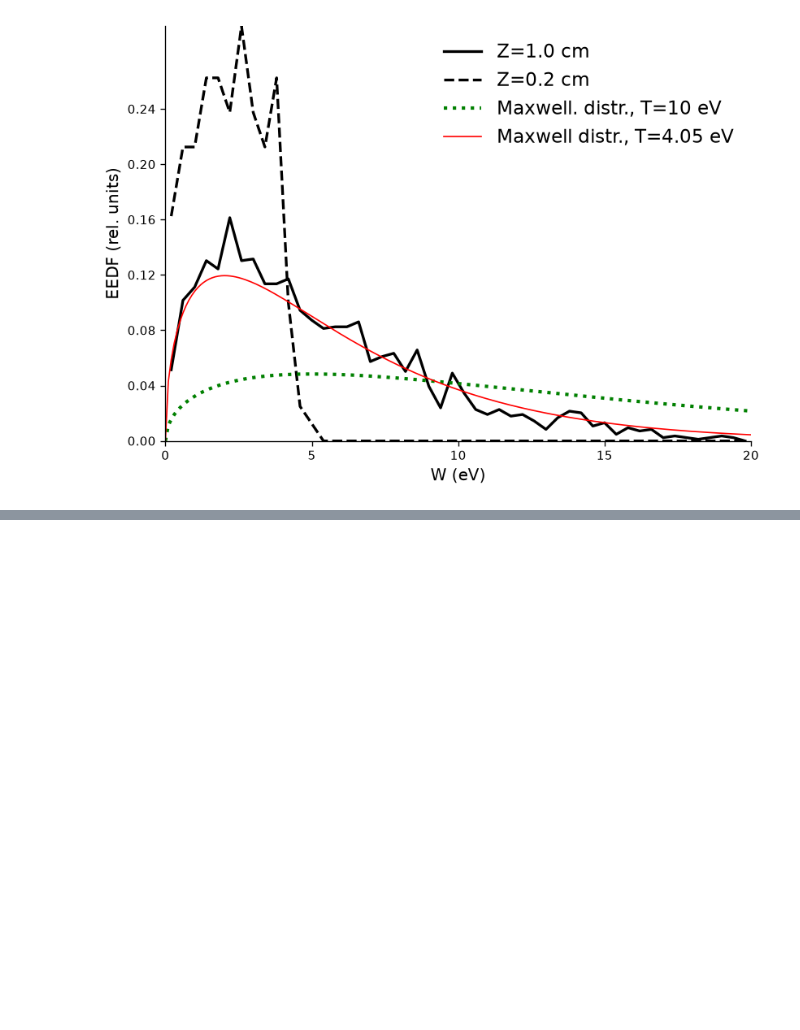
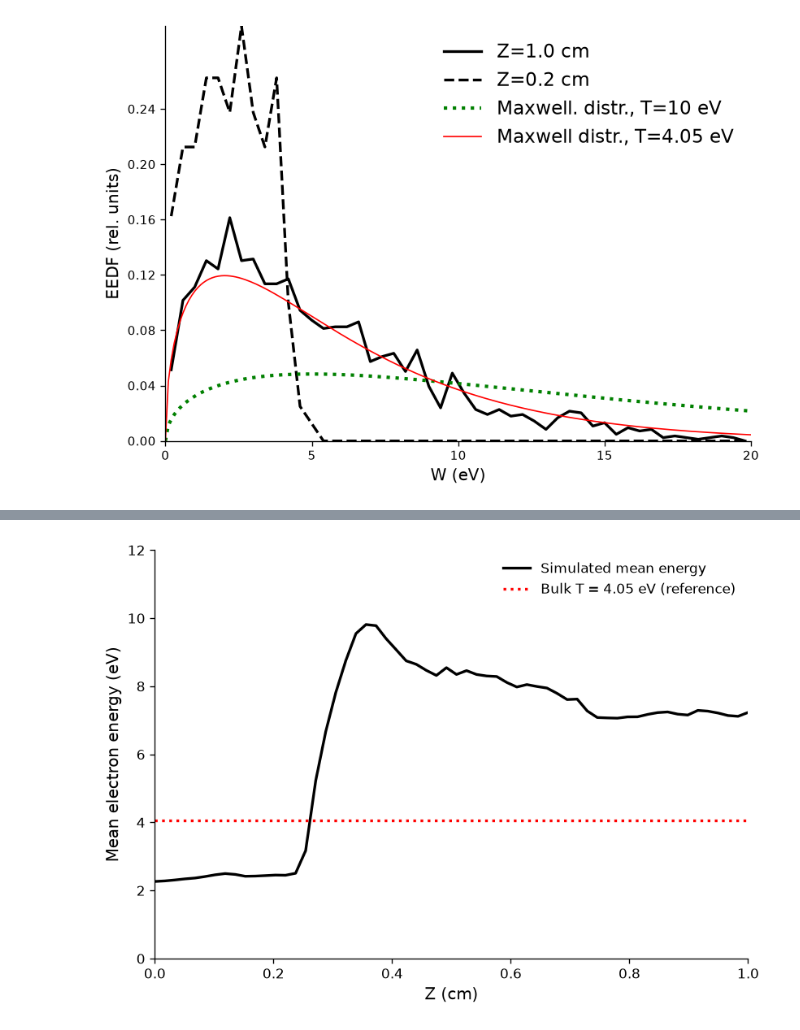
Before and after one commit to suhadhridasgravitas2024-dev/plasma_etch_simulation, a Jupyter notebook: simple_simulation/eepf_vs_ev.ipynb, the cells around one changed output, grey strips where cells are left out. Saved outputs shown, nothing was run; the diff lists cells and outputs as text; code cells hidden in the pictures; blank space fills up the shorter version.

```diff
--- a/simple_simulation/eepf_vs_ev.ipynb
+++ b/simple_simulation/eepf_vs_ev.ipynb
@@ -1455,0 +1669,93 @@ Running spatial EEDF simulation (t = 1 micro-sec)...
+# %%
+import numpy as np
+import matplotlib.pyplot as plt
+
+# --- Physical Parameters ---
+GAP_LENGTH = 2.0
+N_PARTICLES = 50000
+dt = 2e-10
+STEPS = 5000
+
+FIELD_ACCEL = 6.08e11      # bulk field acceleration magnitude (sets bulk T ~ 10 eV)
+
+# --- Sheath barrier parameters ---
+SHEATH_MARGIN = 0.3
+E_REFLECT_EV = 5.0
+
+Z_VALUES = np.linspace(0.0, 1.0, 60)   # dense sweep, wall -> center
+SLICE_WIDTH = 0.1
+
+
+def local_mean_energy(pos, vx, vy, vz, z_target, slice_width=0.1):
+    """Mean kinetic energy (eV) of particles sitting near position z_target."""
+    mask = (pos > (z_target - slice_width / 2)) & (pos < (z_target + slice_width / 2))
+    lvx, lvy, lvz = vx[mask], vy[mask], vz[mask]
+    if len(lvx) == 0:
+        return np.nan
+    speed2 = lvx**2 + lvy**2 + lvz**2
+    energies = 0.5 * 9.11e-31 * speed2 / 1.602e-19
+    return energies.mean()
+
+
+# --- Simulation (same physics as before) ---
+v_initial_thermal = np.sqrt(2 * 10.0 * 1.602e-19 / 9.11e-31)
+pos = np.random.uniform(0, GAP_LENGTH, N_PARTICLES)
+vx = np.random.normal(0, v_initial_thermal, N_PARTICLES)
+vy = np.random.normal(0, v_initial_thermal, N_PARTICLES)
+vz = np.random.normal(0, v_initial_thermal, N_PARTICLES)
+
+print("Running spatial EEDF simulation (T ~ 10 eV bulk)...")
+for step in range(STEPS):
+    vx += FIELD_ACCEL * dt
+    pos += vx * dt
+
+    left_hit = pos <= 0
+    right_hit = pos >= GAP_LENGTH
+    pos = np.where(left_hit, -pos, pos)
+    vx = np.where(left_hit, -vx, vx)
+    pos = np.where(right_hit, 2 * GAP_LENGTH - pos, pos)
+    vx = np.where(right_hit, -vx, vx)
+
+    KE = 0.5 * 9.11e-31 * (vx**2 + vy**2 + vz**2) / 1.602e-19
+    near_wall = (pos < SHEATH_MARGIN) | (pos > GAP_LENGTH - SHEATH_MARGIN)
+    absorbed = near_wall & (KE > E_REFLECT_EV)
+    active = ~absorbed
+    pos, vx, vy, vz = pos[active], vx[active], vy[active], vz[active]
+
+    n_new = N_PARTICLES - len(pos)
+    new_p = np.random.normal(GAP_LENGTH / 2, 0.3, n_new)
+    new_vx = np.random.normal(0, v_initial_thermal * 0.4, n_new)
+    new_vy = np.random.normal(0, v_initial_thermal * 0.4, n_new)
+    new_vz = np.random.normal(0, v_initial_thermal * 0.4, n_new)
+
+    pos = np.concatenate([pos, new_p])
+    vx = np.concatenate([vx, new_vx])
+    vy = np.concatenate([vy, new_vy])
+    vz = np.concatenate([vz, new_vz])
+
+# --- Build the 1D profile: mean energy vs Z ---
+mean_E = np.array([local_mean_energy(pos, vx, vy, vz, z, SLICE_WIDTH) for z in Z_VALUES])
+
+plt.figure(figsize=(7, 5), dpi=120)
+plt.plot(Z_VALUES, mean_E, color='black', linewidth=2.0, label='Simulated mean energy')
+plt.axhline(4.05, linestyle=':', color='red', linewidth=2.0, label='T = 4.05 eV (reference)')
+#  A "hot" (high-T) population has electrons with a lot of kinetic energy spread over a broad range;
+#  a "cold" (low-T) population is tightly clustered near low energy.
+# 1 eV corresponds to about 11,600 K
+#bulk- equal ion and electron density (treat bulk like maxwellian)
+#T it's a shorthand for how energetic and spread-out the electron velocity distribution is.
+# For a population in local thermodynamic-like equilibrium, the electron energies follow a
+# Maxwellian distribution
+plt.xlabel("Z (cm)", fontsize=12)
+plt.ylabel("Mean electron energy (eV)", fontsize=12)
+plt.xlim(0, 1.0)
+plt.ylim(0, 12)
+
+ax = plt.gca()
+ax.spines['top'].set_visible(False)
+ax.spines['right'].set_visible(False)
+
+plt.legend(frameon=False, fontsize=10)
+plt.tight_layout()
+plt.show()
+# %% [output]
@@ -1455,0 +1763 @@ Running spatial EEDF simulation (t = 1 micro-sec)...
+[figure, added]
```
Also changed, not shown: parts of 3 cells of this notebook.
